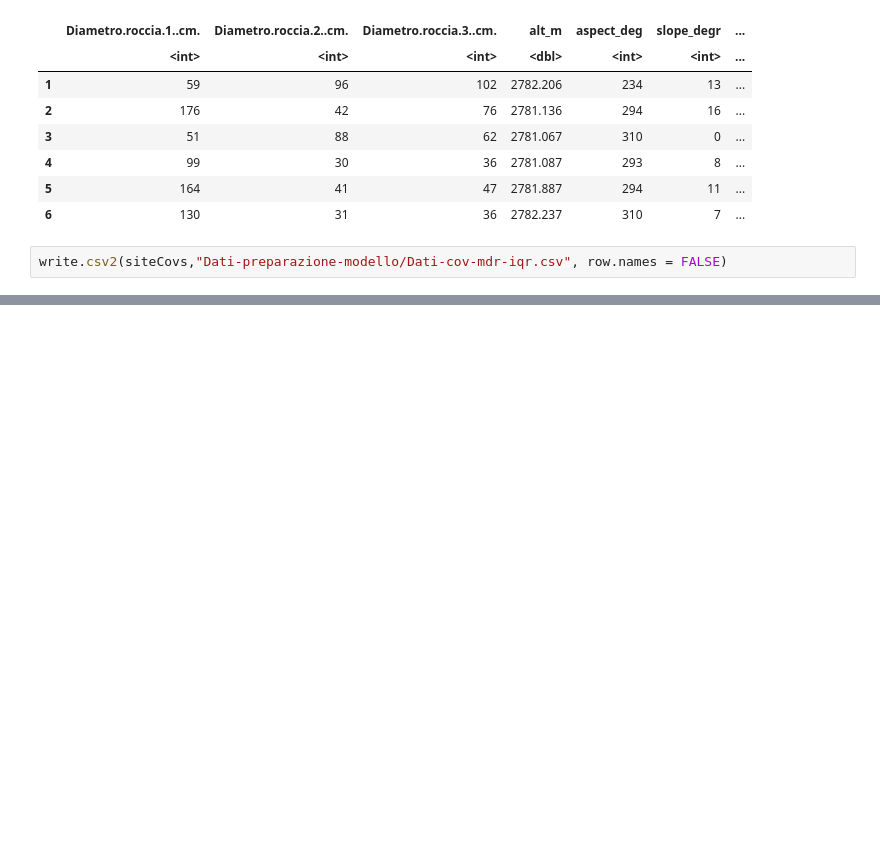
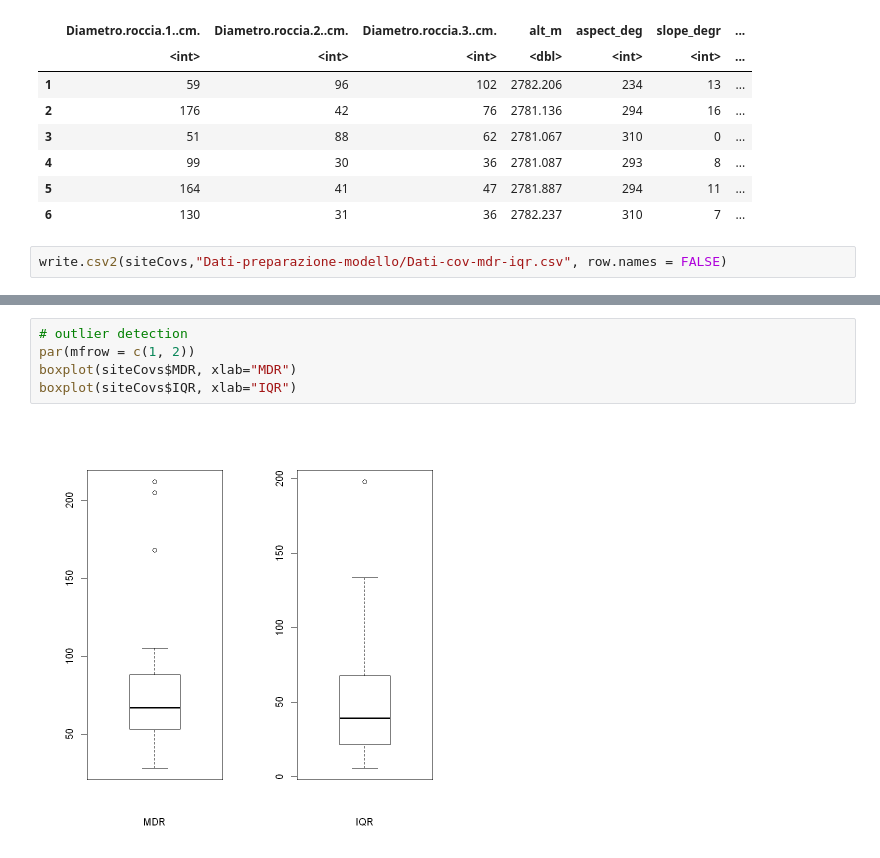
Before and after one commit to GabyOM/Chionomys-nivalis-analysis, a Jupyter notebook: 9. Calcolo MDR, IQR, Inclinazione e analisi outlier.ipynb, the cells around one changed output, grey strips where cells are left out. Saved outputs shown, nothing was run; the diff lists cells and outputs as text; blank space fills up the shorter version.

```diff
--- a/9. Calcolo MDR, IQR, Inclinazione e analisi outlier.ipynb
+++ b/9. Calcolo MDR, IQR, Inclinazione e analisi outlier.ipynb
@@ -53,0 +34,7 @@ boxplot(siteCovs$ott, xlab="ott")
+# %%
+# outlier detection
+par(mfrow = c(1, 2))
+boxplot(siteCovs$MDR, xlab="MDR")
+boxplot(siteCovs$IQR, xlab="IQR")
+# %% [output]
+[figure, added]
```
Also changed, not shown: parts of 7 cells of this notebook, 2 other files.
